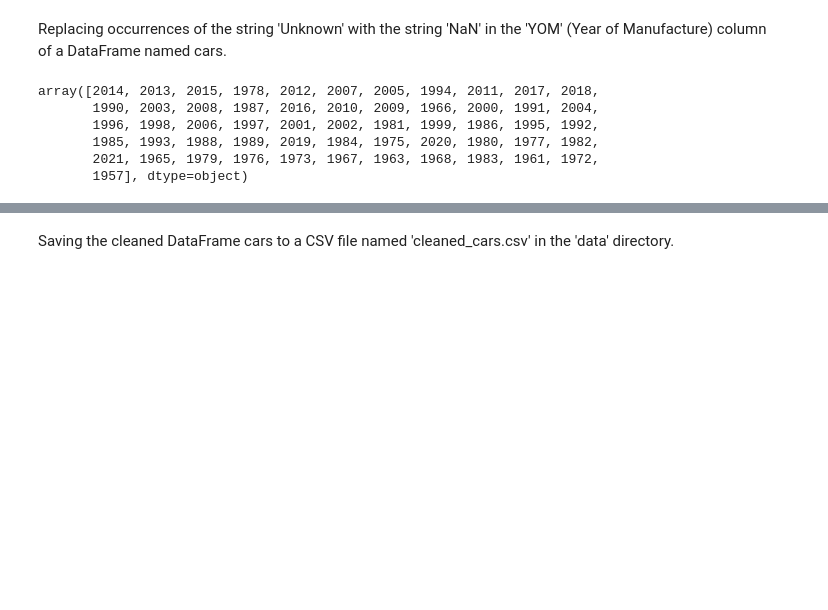
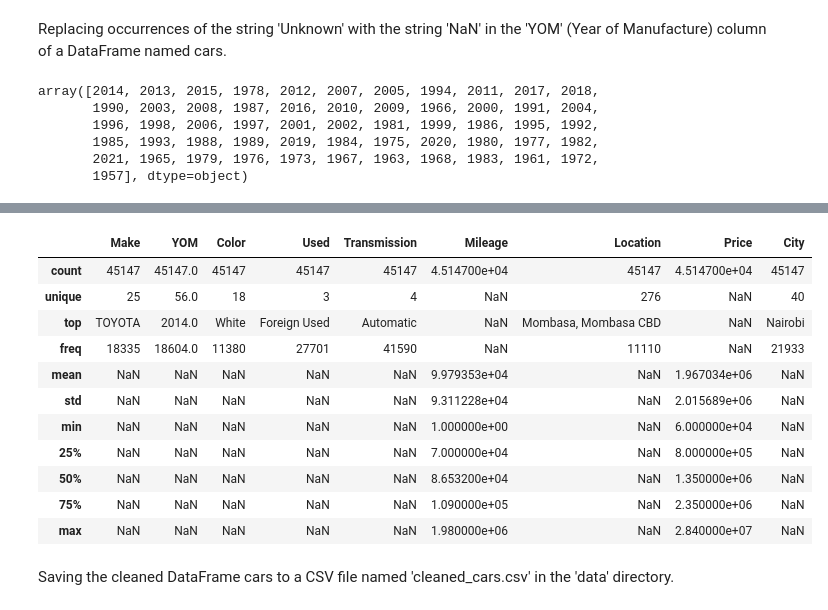
Before and after one commit to Cynthiachelangat/groupcarproject, a Jupyter notebook: cleandata.ipynb, the cells around one changed output, grey strips where cells are left out. Saved outputs shown, nothing was run; the diff lists cells and outputs as text; code cells hidden in the pictures; blank space fills up the shorter version.

```diff
--- a/cleandata.ipynb
+++ b/cleandata.ipynb
@@ -266,3 +296,6 @@ cars[['Location', 'City', 'Area']].head()
+# %%
+column_to_drop = 'Area'
+cars.drop(column_to_drop, axis=1, inplace=True)
 # %% [markdown]
 The purpose of this code is to clean the 'Price' column by removing any occurrences of 'KSh' (Kenyan Shilling symbol) and commas (',').For example, if the 'Price' column initially had values like "KSh 1,000,000", this code would transform it to "1000000". It ensures that the 'Price' column contains only numeric values, making it suitable for numerical analysis or modeling.
 # %%
@@ -291,6 +324,12 @@ print(cars.head())
 # %%
 cars['Price'] = cars['Price'].astype(str).astype(str)
 cars['Price'] = cars['Price'].str.replace('^\D*$', '', regex=True)
+# Convert 'Price' column to numeric
+cars['Price'] = pd.to_numeric(cars['Price'], errors='coerce')
+
+# Impute missing values with the median
+median_price = cars['Price'].median()
+cars['Price'].fillna(median_price, inplace=True)
 
 cars.Price.unique()
 # %% [output]
@@ -334,4 +372,19 @@ Area            326
 dtype: int64
+# %%
+cars.describe(include='all')
+# %% [output]
+|  | Make | YOM | Color | Used | Transmission | Mileage | Location | Price | City |
+| count | 45147 | 45147.0 | 45147 | 45147 | 45147 | 4.514700e+04 | 45147 | 4.514700e+04 | 45147 |
+| unique | 25 | 56.0 | 18 | 3 | 4 | NaN | 276 | NaN | 40 |
+| top | TOYOTA | 2014.0 | White | Foreign Used | Automatic | NaN | Mombasa, Mombasa CBD | NaN | Nairobi |
+| freq | 18335 | 18604.0 | 11380 | 27701 | 41590 | NaN | 11110 | NaN | 21933 |
+| mean | NaN | NaN | NaN | NaN | NaN | 9.979353e+04 | NaN | 1.967034e+06 | NaN |
+| std | NaN | NaN | NaN | NaN | NaN | 9.311228e+04 | NaN | 2.015689e+06 | NaN |
+| min | NaN | NaN | NaN | NaN | NaN | 1.000000e+00 | NaN | 6.000000e+04 | NaN |
+| 25% | NaN | NaN | NaN | NaN | NaN | 7.000000e+04 | NaN | 8.000000e+05 | NaN |
+| 50% | NaN | NaN | NaN | NaN | NaN | 8.653200e+04 | NaN | 1.350000e+06 | NaN |
+| 75% | NaN | NaN | NaN | NaN | NaN | 1.090000e+05 | NaN | 2.350000e+06 | NaN |
+| max | NaN | NaN | NaN | NaN | NaN | 1.980000e+06 | NaN | 2.840000e+07 | NaN |
 # %% [markdown]
 Saving the cleaned DataFrame cars to a CSV file named 'cleaned_cars.csv' in the 'data' directory.
 # %%
```
Also changed, not shown: parts of 6 cells of this notebook, 2 other files.
